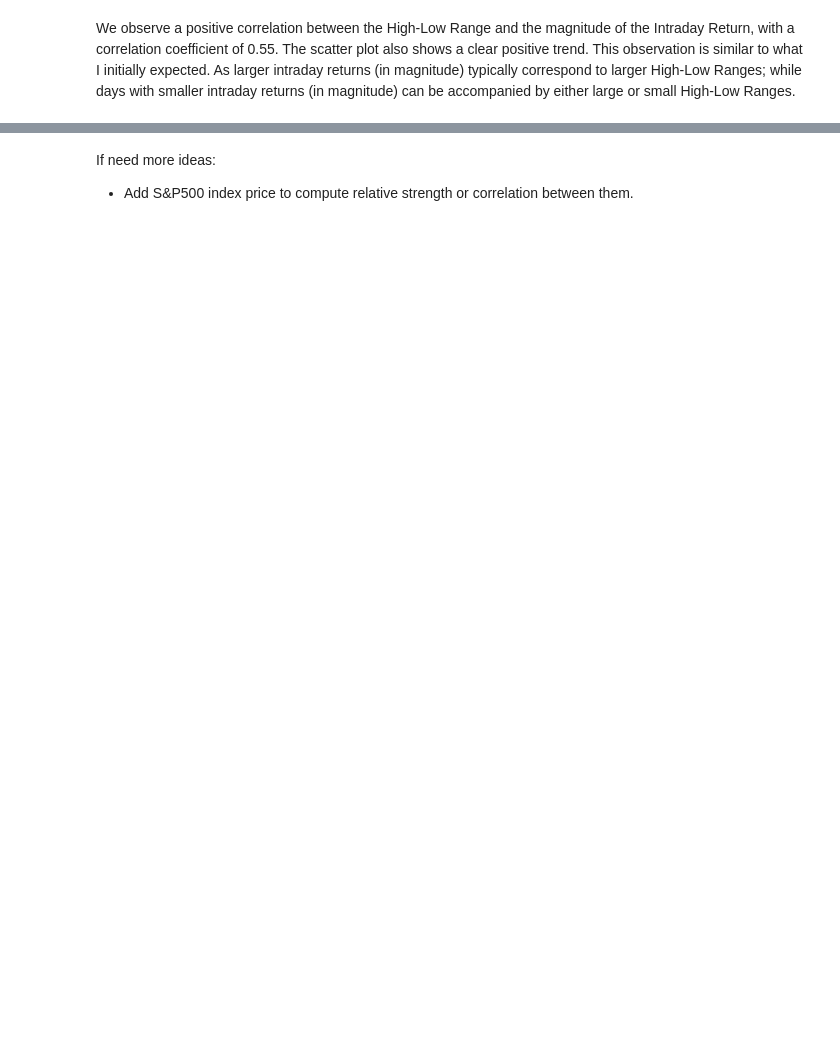
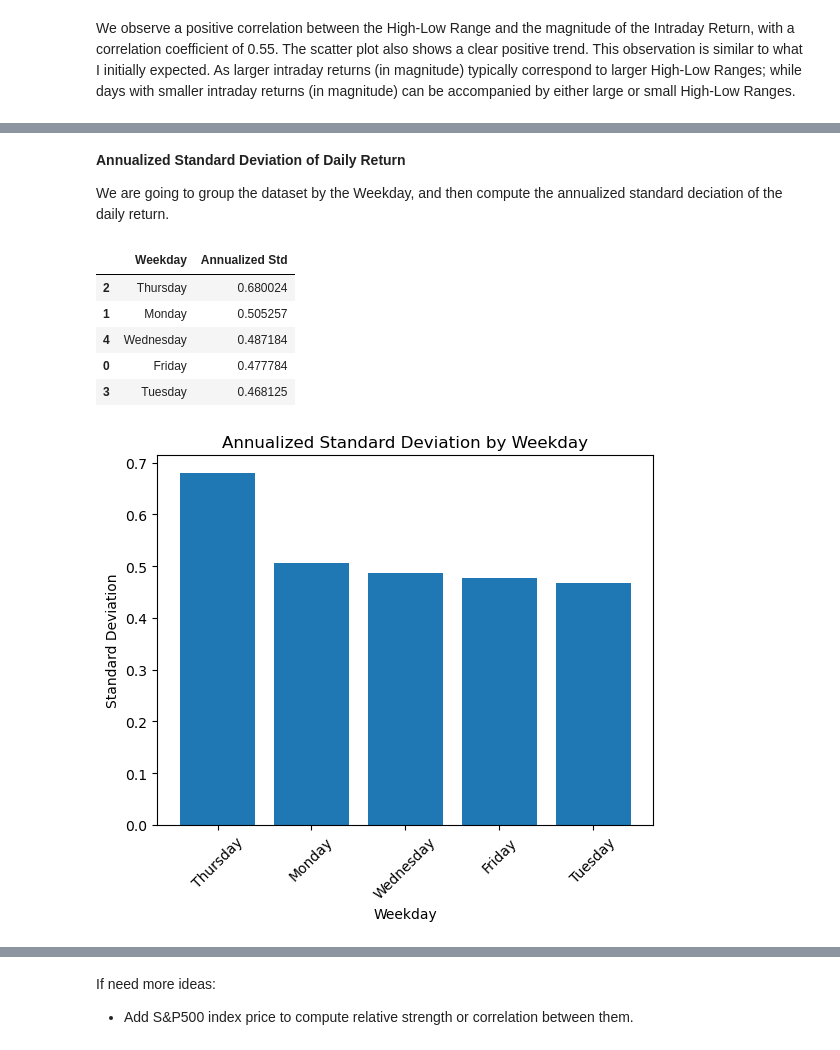
Before and after one commit to GeorgiusBE/Mining_Game, a Jupyter notebook: Part_2_Data_Analytics.ipynb, the cells around one changed output, grey strips where cells are left out. Cells and saved outputs as stored; diff of their text form; code cells hidden in the pictures; blank space fills up the shorter version.

```diff
--- a/Part_2_Data_Analytics.ipynb
+++ b/Part_2_Data_Analytics.ipynb
@@ -727,0 +748,35 @@ df.groupby('Weekday')['Daily Return'].mean().plot(kind='bar')
+# %% [markdown]
+**Annualized Standard Deviation of Daily Return**
+
+We are going to group the dataset by the Weekday, and then compute the annualized standard deciation of the daily return.
+# %%
+# compute the annualized standard deviation of returns grouped by the specified column
+def compute_annualized_std_by_group(df, group_by_column):
+    # group by the specified column and compute the std of 'Daily Return'
+    std_dev = df.groupby(group_by_column)['Daily Return'].std()
+    # annualize the standard deviation
+    annualized_std = std_dev * (252 ** 0.5)
+    # reset the index for readability
+    annualized_std = annualized_std.reset_index()
+    # rename the column
+    annualized_std.rename(columns={'Daily Return': 'Annualized Std'}, inplace=True)
+    # sort by teh Annualized Std
+    annualized_std.sort_values(by='Annualized Std', ascending=False, inplace=True)
+    return annualized_std
+# %%
+# Compute annualized standard deviation grouped by weekdays
+annualized_std_by_weekday = compute_annualized_std_by_group(df, 'Weekday')
+display(annualized_std_by_weekday)
+
+# plot bar chart
+plot_bar(annualized_std_by_weekday['Weekday'],
+         annualized_std_by_weekday['Annualized Std'],
+         'Annualized Standard Deviation by Weekday', 'Weekday', 'Standard Deviation', 45)
+# %% [output]
+|  | Weekday | Annualized Std |
+| 2 | Thursday | 0.680024 |
+| 1 | Monday | 0.505257 |
+| 4 | Wednesday | 0.487184 |
+| 0 | Friday | 0.477784 |
+| 3 | Tuesday | 0.468125 |
+[figure, added]
```
Also changed, not shown: parts of 55 cells of this notebook.
